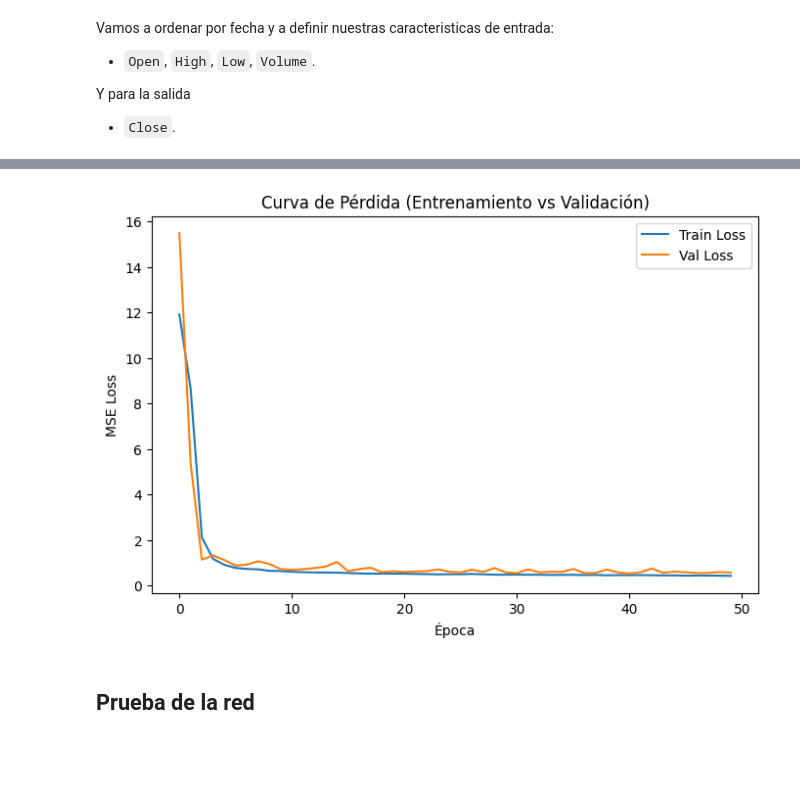
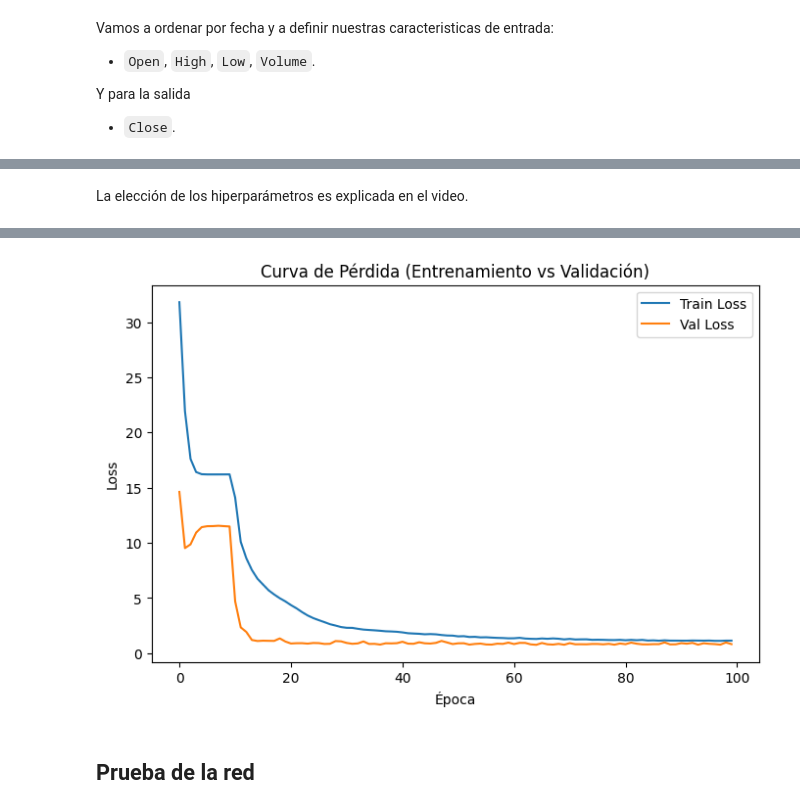
Before and after one commit to JAntonioBarrientos/proyecto-RN-JAntonioBarrientos, a Jupyter notebook: proyecto.ipynb, the cells around one changed output, grey strips where cells are left out. Saved outputs shown, nothing was run; the diff lists cells and outputs as text; code cells hidden in the pictures; blank space fills up the shorter version.

```diff
--- a/proyecto.ipynb
+++ b/proyecto.ipynb
@@ -37,28 +46,25 @@ Primero vamos a ponerlo en un dataframe de pandas.
 # %%
 import pandas as pd
 
+base_path = 'data/stock_market_data/nyse/csv/X.csv'
 
-base_path = 'data/stock_market_data/forbes2000/csv/IP.csv'
 
 #Otras opciones de CSVs
 #base_path = 'data/stock_market_data/sp500/csv/VZ.csv'
 
-#base_path = 'data/stock_market_data/nyse/csv/X.csv'
+#base_path = 'data/stock_market_data/forbes2000/csv/IP.csv'
 
 #base_path = 'data/stock_market_data/nyse/csv/BEN.csv'
 
 
-
-
-
-# 1) Leer CSV indicándole que el día viene primero
+# 1) Leer CSV indicando que el día viene primero
 df = pd.read_csv(
     base_path,
     parse_dates=['Date'],
-    dayfirst=True,           # <-- aquí
+    dayfirst=True,
 )
 
-# 2) Ordenar por fecha y fijar índice
+# 2) Ordenar por fecha y fijar índice con respecto a la fecha
 df.sort_values('Date', inplace=True)
 df.set_index('Date', inplace=True)
 
@@ -202,11 +302,15 @@ class StockLSTM(nn.Module):
         y_pred = self.linear(last)  # forma (batch, 1)
         return y_pred
+# %% [markdown]
+La elección de los hiperparámetros es explicada en el video.
 # %%
 import random
 import numpy as np
 import matplotlib.pyplot as plt
 import torch
 import torch.nn as nn
+
+device = torch.device('cuda' if torch.cuda.is_available() else 'cpu')
 
 # ── 0) Fijar semilla para reproducibilidad ────────────────────────────────────
 seed = 100
@@ -220,16 +324,14 @@ if torch.cuda.is_available():
 
 # 1) Hiperparámetros
 input_dim  = len(features)
-hidden_dim = 100
+hidden_dim = 64
 num_layers = 3
-dropout    = 0.1
+dropout    = 0.2
 lr         = 1e-3
-epochs     = 50
+epochs     = 100
 batch_size = 32
 
-# Fuerza uso de CPU si tu instalación de CUDA da problemas:
-# device = torch.device('cpu')
-device = torch.device('cuda' if torch.cuda.is_available() else 'cpu')
+
 
 # 2) Modelo, pérdida y optimizador
 model = StockLSTM(input_dim, hidden_dim, num_layers, dropout=dropout).to(device)
@@ -276,12 +378,12 @@ for epoch in range(1, epochs+1):
 
 
 
-# ── 5) Gráfica final de pérdidas ──────────────────────────────────────────────
+# 5) Gráfica final de pérdidas
 plt.figure(figsize=(8,5))
 plt.plot(train_losses, label='Train Loss')
 plt.plot(val_losses,   label='Val Loss')
 plt.xlabel("Época")
-plt.ylabel("MSE Loss")
+plt.ylabel("Loss")
 plt.title("Curva de Pérdida (Entrenamiento vs Validación)")
 plt.legend()
 plt.show()
@@ -294,4 +401,4 @@ Epoch 50 — Train Loss: 0.4247 | Val Loss: 0.5700
-[figure, old version]
+[figure, new version]
 # %% [markdown]
 ## Prueba de la red
 # %%
```
Also changed, not shown: parts of 20 cells of this notebook, 4 other files.
